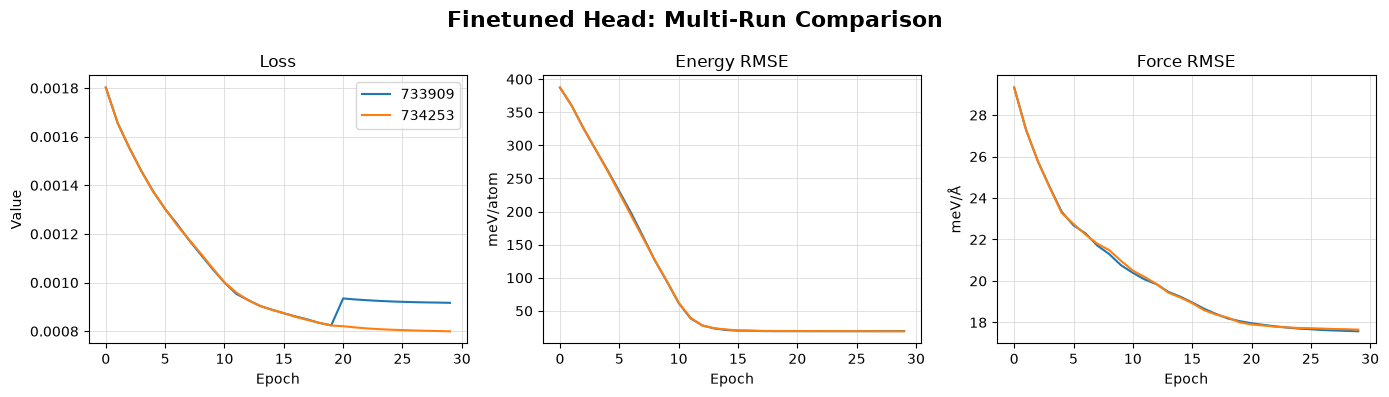
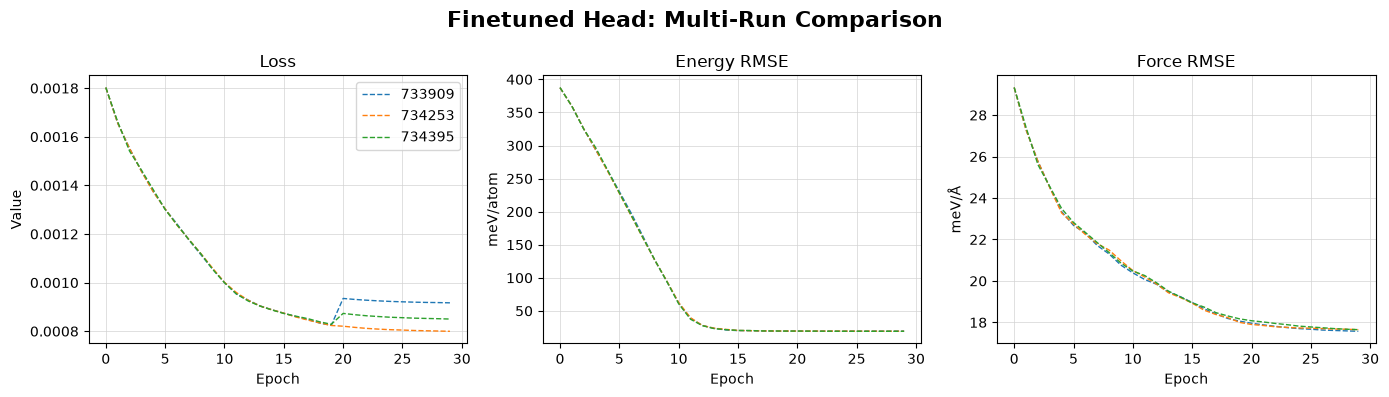
Code edit (unified diff) that turned the first committed figure into the second:
--- before
+++ after
@@ -14,5 +14,5 @@
         df = RUNS[run]["finetune_df"]
 
-        ax.plot(df["epoch"].iloc[1:], df[col].iloc[1:], label=str(run))
+        ax.plot(df["epoch"].iloc[1:], df[col].iloc[1:], label=str(run), linewidth=1, linestyle='--')
 
     ax.set_title(title)

Commit: processed new finetune run